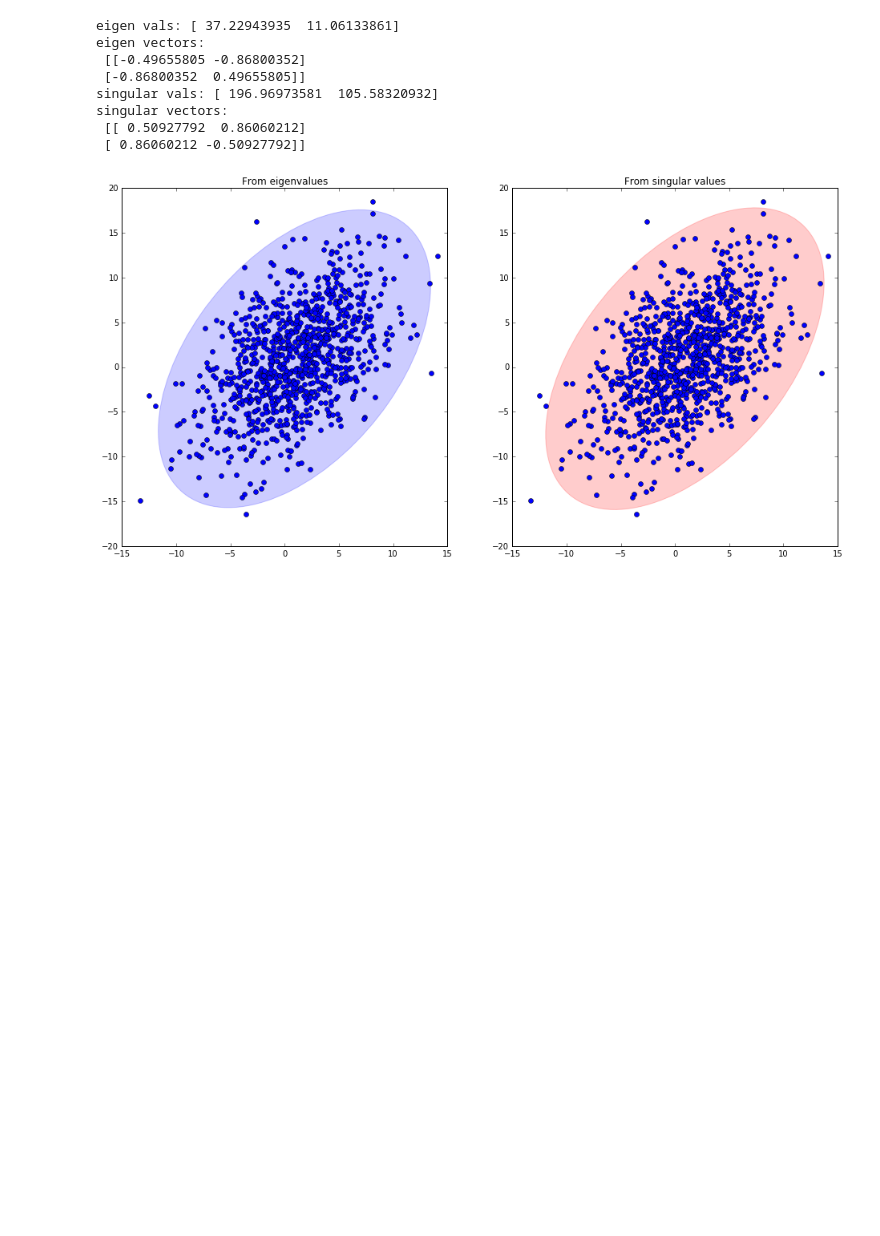
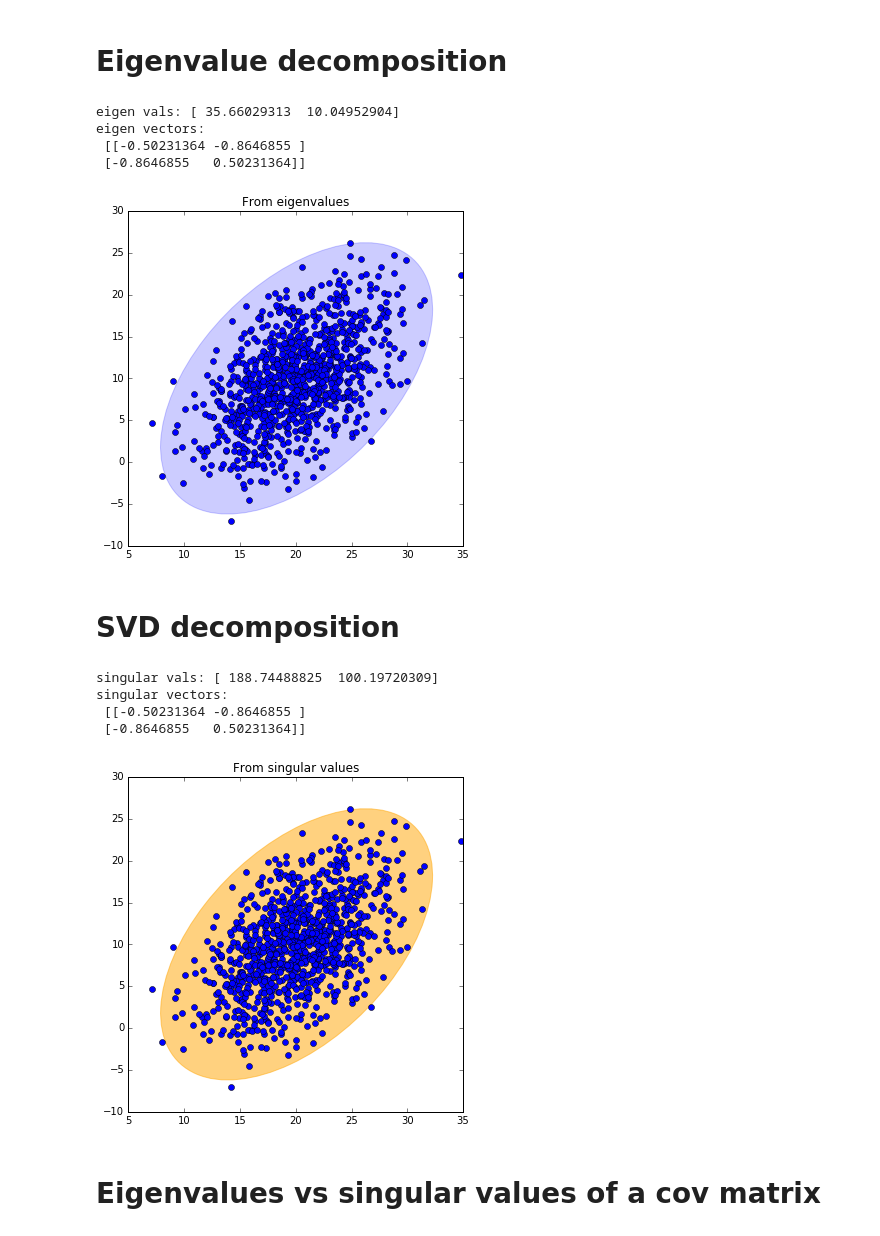
Before and after one commit to niosus/notebooks, a Jupyter notebook: eigen_vs_svd.ipynb, the cells around one changed output. Cells and saved outputs as stored; diff of their text form; code cells hidden in the pictures; blank space fills up the shorter version.

Commit message:
better visualization + add gitignore

```diff
--- a/eigen_vs_svd.ipynb
+++ b/eigen_vs_svd.ipynb
@@ -63,6 +64,7 @@ def plot_cov_ellipse(data, pos, nstd=2, ax=None, **kwargs):
         ax = plt.gca()
 
     W, V = eigsorted(cov)
+    display(Markdown('# Eigenvalue decomposition #'))
     print("eigen vals:", W)
     print("eigen vectors:\n", V)
     theta = np.degrees(np.arctan2(*V[:,0][::-1]))
@@ -78,8 +80,10 @@ def plot_cov_ellipse(data, pos, nstd=2, ax=None, **kwargs):
 def plot_svd_ellipse(data, pos, nstd=2, ax=None, **kwargs):
     if ax is None:
         ax = plt.gca()
-    U, S, V = np.linalg.svd(data)
-    V = V.T
+    centered_data = data - pos
+    U, S, V_T = np.linalg.svd(centered_data)
+    V = V_T.T
+    display(Markdown('# SVD decomposition #'))
     print("singular vals:", S)
     print("singular vectors:\n", V)
     theta = np.degrees(np.arctan2(*V[:,0][::-1]))
@@ -91,29 +95,49 @@ def plot_svd_ellipse(data, pos, nstd=2, ax=None, **kwargs):
     ax.add_artist(ellip)
     ax.set_title('From singular values')
     return ellip
+# %%
+def compare_eigen_svd(data):
+    display(Markdown('# Eigenvalues vs singular values of a cov matrix #'))
+    display(Markdown('The eigenvalues should be the same as singular values '
+                     'when `eig` and `SVD` are applied to a covariance matrix $\Sigma$'))
+    cov = np.cov(data, rowvar=False)
+    W, V_eig = np.linalg.eig(cov)
+    U, S, V_svd = np.linalg.svd(cov)
+    display(Markdown('### Eigenvalues of $\Sigma$'))
+    print(W)
+    display(Markdown('### Singular values of $\Sigma$'))
+    print(S)
 # %%
 # Generate some random, correlated data
-points = np.random.multivariate_normal(mean=(1,1), cov=[[18, 12],[12, 30]], size=1000)
+points = np.random.multivariate_normal(mean=(20,10), cov=[[18, 12],[12, 30]], size=1000)
 pos = points.mean(axis=0)
-# Plot the raw points...
+plot_size = (6,6)
 x, y = points.T
-fig = plt.figure(0, figsize=(16,8))
-ax = fig.add_subplot(121)
+fig = plt.figure(0, figsize=plot_size)
+ax = fig.add_subplot(111)
 ax.plot(x, y, 'bo')
 plot_cov_ellipse(points, pos, nstd=3, alpha=0.2, color='blue')
+plt.show()
 
-ax = fig.add_subplot(122)
+fig = plt.figure(1, figsize=plot_size)
+ax = fig.add_subplot(111)
 ax.plot(x, y, 'bo')
-plot_svd_ellipse(points, pos, nstd=3, alpha=0.2, color='red')
+plot_svd_ellipse(points, pos, nstd=3, alpha=0.5, color='orange')
+plt.show()
 
-plt.show()
+# compare eigen values and singular values of a cov matrix
+compare_eigen_svd(points)
 # %% [output]
+# Eigenvalue decomposition #
-eigen vals: [ 37.22943935  11.06133861]
+eigen vals: [ 35.66029313  10.04952904]
 eigen vectors:
- [[-0.49655805 -0.86800352]
- [-0.86800352  0.49655805]]
-singular vals: [ 196.96973581  105.58320932]
-singular vectors:
- [[ 0.50927792  0.86060212]
- [ 0.86060212 -0.50927792]]
+ [[-0.50231364 -0.8646855 ]
+ [-0.8646855   0.50231364]]
-[figure, old version]
+[figure, new version]
+# SVD decomposition #
+singular vals: [ 188.74488825  100.19720309]
+singular vectors:
+ [[-0.50231364 -0.8646855 ]
+ [-0.8646855   0.50231364]]
+[figure, added]
+# Eigenvalues vs singular values of a cov matrix #
```
Also changed, not shown: parts of 5 cells of this notebook, 1 other file.
